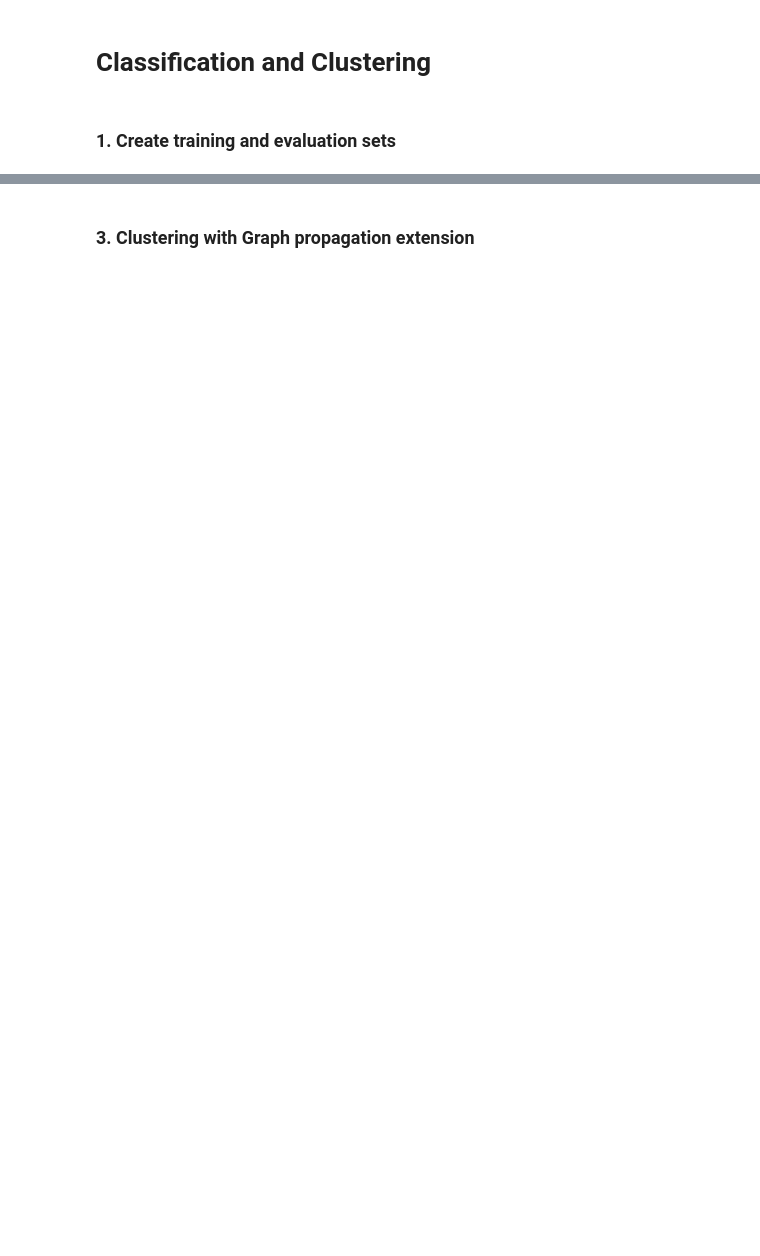
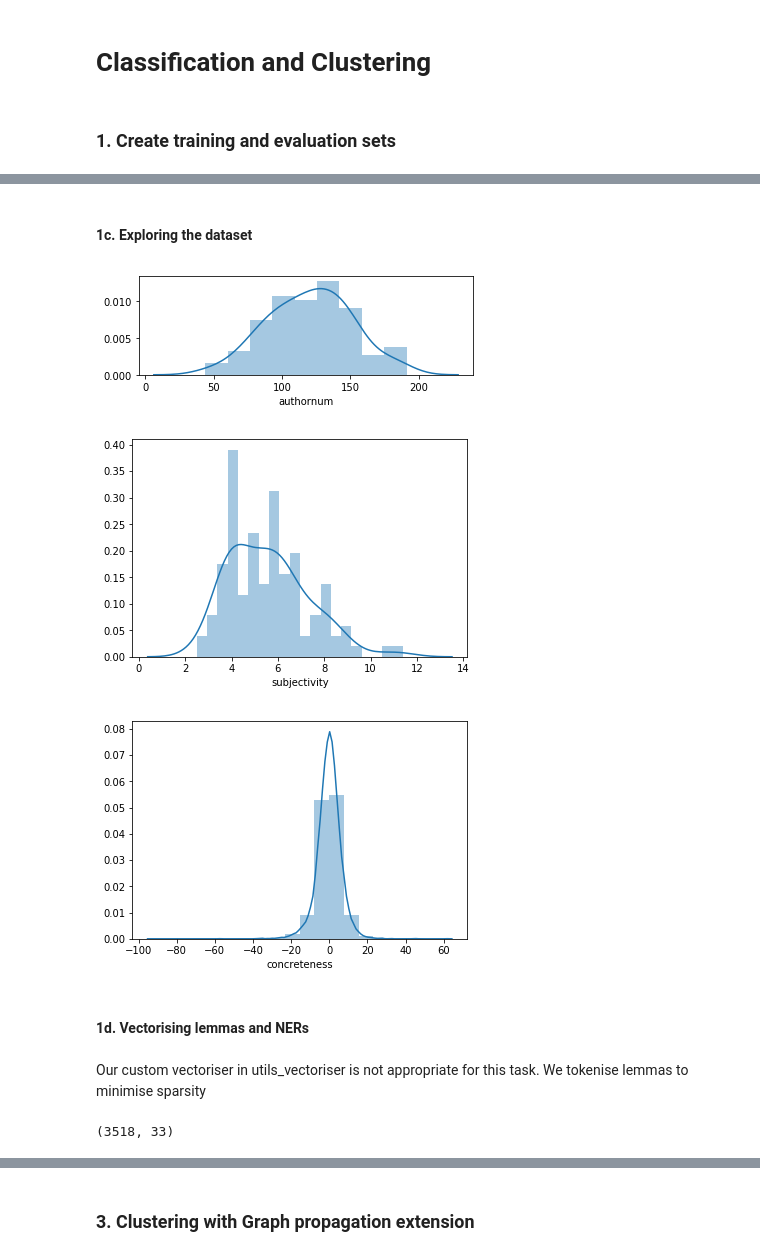
Before and after one commit to elenakhas/ProjectGutenberg-1, a Jupyter notebook: 3_ClassificationClustering/ProjectGutenberg_ModelingEvalutation.ipynb, the cells around one changed output, grey strips where cells are left out. Drawn from its saved outputs; the diff is of its cells as text; code cells hidden in the pictures; blank space fills up the shorter version.

```diff
--- a/3_ClassificationClustering/ProjectGutenberg_ModelingEvalutation.ipynb
+++ b/3_ClassificationClustering/ProjectGutenberg_ModelingEvalutation.ipynb
@@ -59,0 +62,27 @@ X[0]
+# %%
+def get_subjectivity(spacysentdoc, subj_dict):
+    '''given a spacysentdoc, or a np array of strings (tokens of a sentence), returns the subjectivity
+    score for the sentence. The score is the sum of the score for tokens that can be
+    found in the http://crr.ugent.be/archives/1330 dataset.
+    Inputs: spacysentdoc
+    Outputs: a tuple containing the function name and the result. result is an integer rounded to 3 dp
+    and converted to a string
+    '''
+    if type(spacysentdoc) == np.ndarray:
+        s_score = 0
+        for sentence in spacysentdoc:
+            for token in sentence:
+                try:
+                    # using first letter of token, go to sub-dict of subj_dict
+                    # if the token is one of the values of the sub-dict
+                    # retrive the subjectivity score
+                    if token in subj_dict[token[0]].keys():
+                        s_score += int(subj_dict[token[0]][token][0])
+                except:
+                    pass
+        # the score is averaged across the number of tokens across the entire corpus/doc
+        # it gives an indication of the usage of subjectivity words in writing style
+        return "subjectivity", round(s_score/len(spacysentdoc), 3)
+    else:
+        # condition for code extension to cover spacysentdoc (for alignment to insert into utils_tokeniser.py)
+        pass
@@ -59,0 +180,26 @@ X[0]
+# %% [markdown]
+#### 1c. Exploring the dataset
+# %%
+plt.subplot(2, 1, 2)
+# let's take a look at the population distribution, to see if we need to finetune the corpus or augment datapoints
+sns.distplot(allauthor_df_train.groupby("authornum")["authornum"].count())
+plt.show()
+# distribution of mean subjectivity score for each author's sentences
+sns.distplot(allauthor_df_train.groupby(["authornum","subjectivity"])["subjectivity"].mean(), bins=20)
+plt.show()
+# distribution of mean concreteness score for each author's sentences
+sns.distplot(allauthor_df_train.groupby(["authornum","concreteness"])["concreteness"].mean(), bins=20)
+plt.show()
+# %% [output]
+[figure, added]
+[figure, added]
+[figure, added]
+# %% [markdown]
+#### 1d. Vectorising lemmas and NERs
+# %% [markdown]
+Our custom vectoriser in utils_vectoriser is not appropriate for this task.
+We tokenise lemmas to minimise sparsity
+# %%
+allauthor_df_test.shape
+# %% [output]
+(3518, 33)
```
Also changed, not shown: parts of 33 cells of this notebook, 15 other files.
